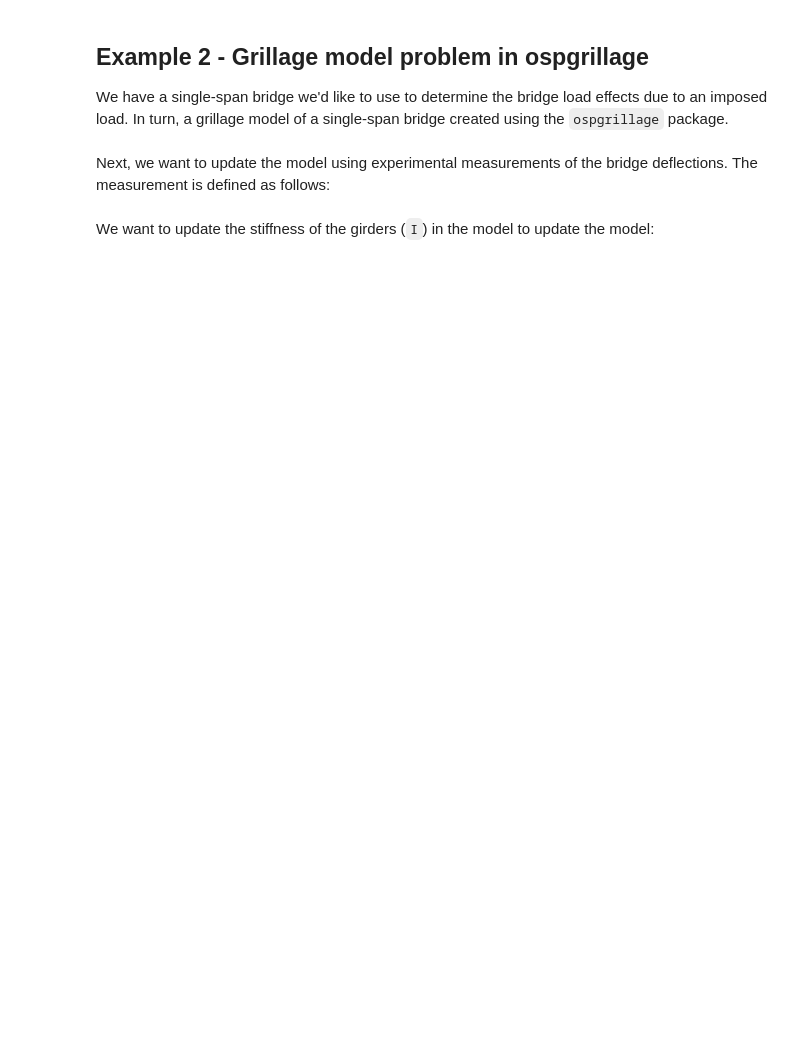
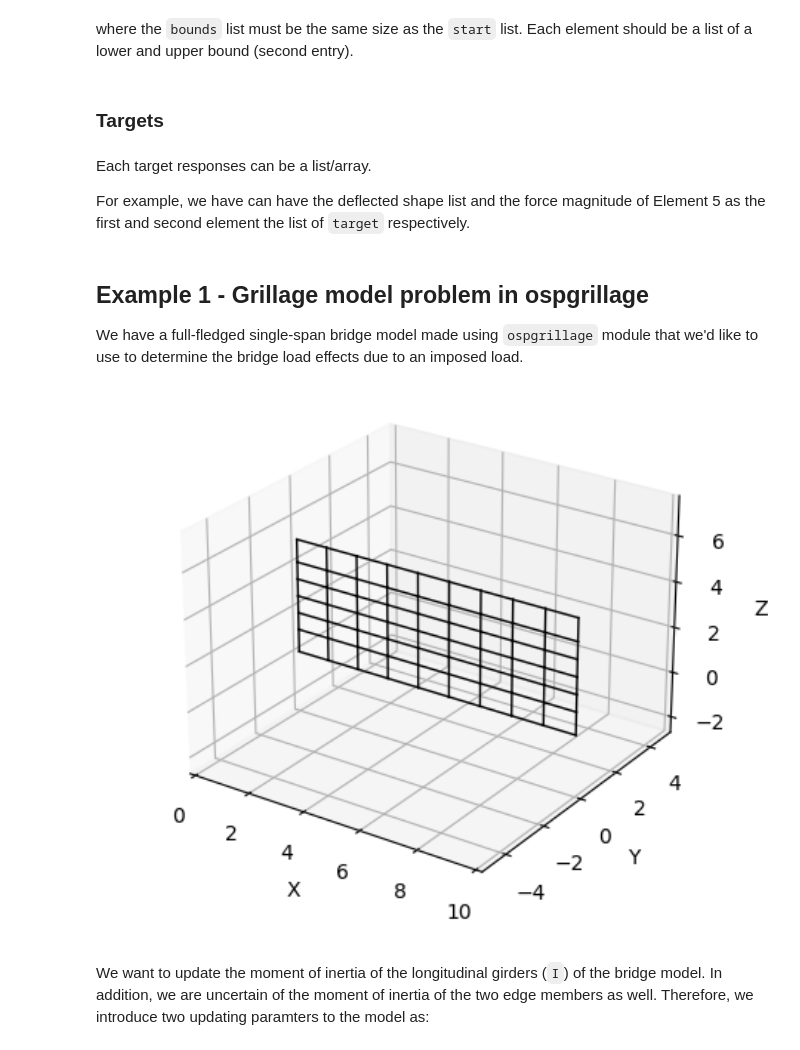
Before and after one commit to MonashSmartStructures/calabru, a Jupyter notebook: docs/source/notebooks/example.ipynb, the cells around one changed output. Saved outputs shown, nothing was run; the diff lists cells and outputs as text; code cells hidden in the pictures; blank space fills up the shorter version.

Commit message:
docs: example.ipynb * modify content of example.ipynb * add ospgrillage example to example.ipynb * add example to tests

```diff
--- a/docs/source/notebooks/example.ipynb
+++ b/docs/source/notebooks/example.ipynb
@@ -6,0 +34,9 @@ Here are a few more examples of `calabru`
+# %% [markdown]
+where the `bounds` list must be the same size as the `start` list.
+Each element should be a  list of a lower and upper bound (second entry).
+# %% [markdown]
+### Targets
+# %% [markdown]
+Each target responses can be a list/array.
+
+For example, we have can have the deflected shape list and the force magnitude of Element 5 as the first and second element the list of `target` respectively.
@@ -7,8 +60,8 @@ Here are a few more examples of `calabru`
 # %% [markdown]
-## Example 2 - Grillage model problem in ospgrillage
+## Example 1 - Grillage model problem in ospgrillage
 
-We have a single-span bridge we'd like to use to determine the bridge load effects due to an imposed load. In turn, a grillage model of a single-span bridge created using the `ospgrillage` package.
+We have a full-fledged single-span bridge model made using `ospgrillage` module that we'd like to use to determine the bridge load effects due to an imposed load.
 # %%
-display.Image("./images/intro_ex_1.png",width=800)
+display.Image("../images/osp_example.png",width=800)
+# %% [output]
+[figure, added]
-# %% [markdown]
-Next, we want to update the model using experimental measurements of the bridge deflections. The measurement is defined as follows:
@@ -17,3 +68,3 @@ target_deflections = [[0.0, 5.24e-05, 9.98e-05, 0.000136, 0.000155,0.0001558, 0.
 # %% [markdown]
-We want to update the stiffness of the girders (`I`) in the model to update the model:
+We want to update the moment of inertia of the longitudinal girders (`I`) of the bridge model. In addition, we are uncertain of the moment of inertia of the two edge members as well. Therefore, we introduce two updating paramters to the model as:
 # %%
```
Also changed, not shown: parts of 20 cells of this notebook, 4 other files.
